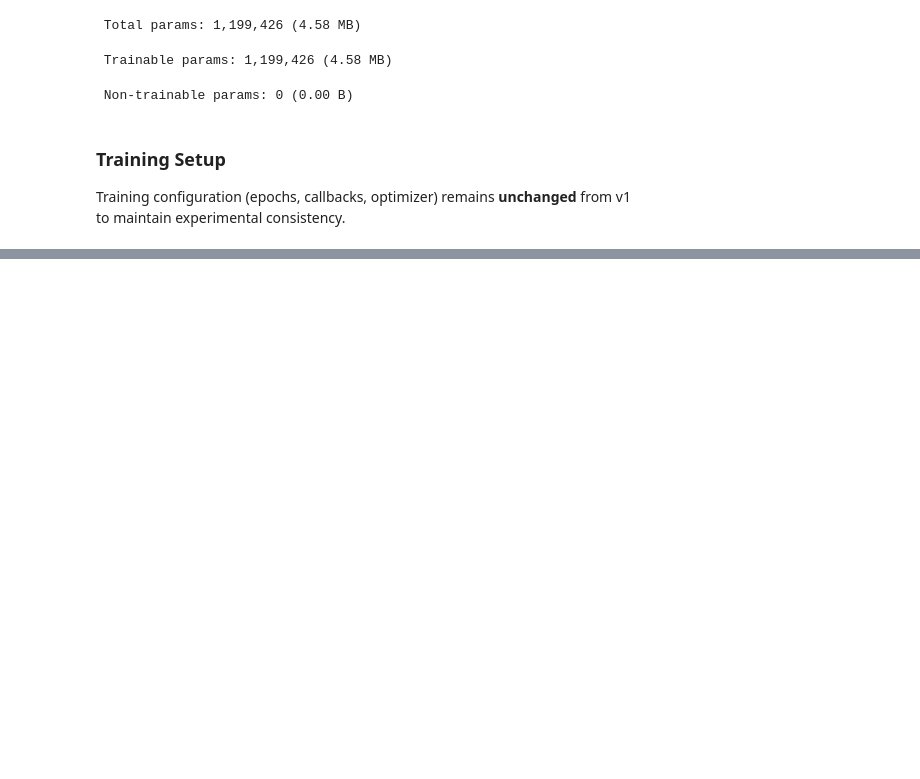
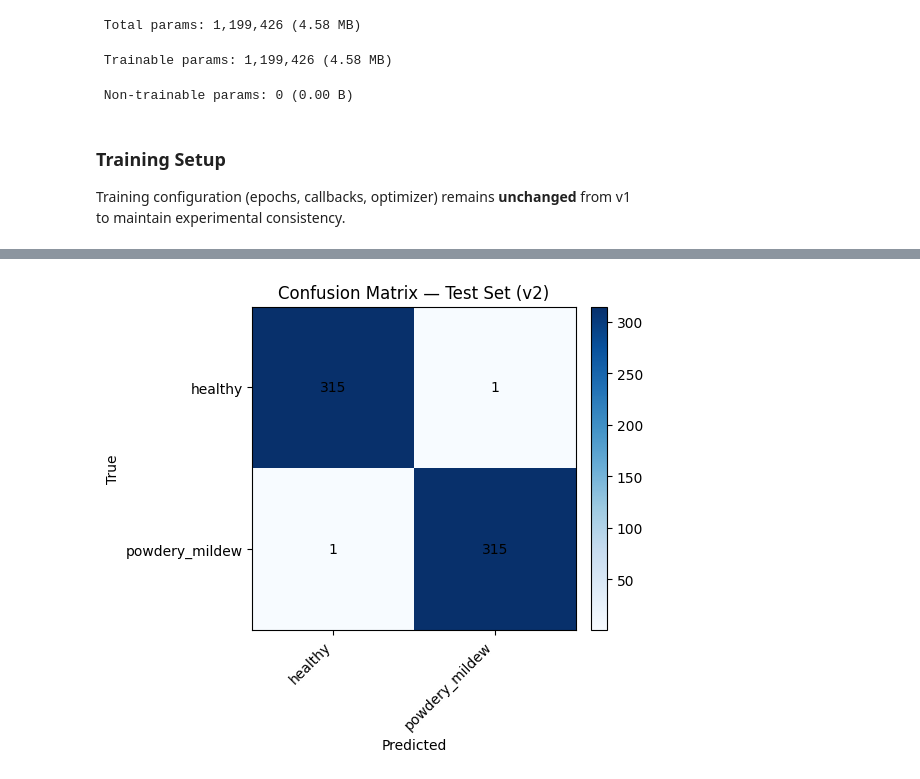
Before and after one commit to ksstrat/milestone-project-5, a Jupyter notebook: jupyter_notebooks/06_hypothesis_h2.ipynb, the cells around one changed output, grey strips where cells are left out. Drawn from its saved outputs; the diff is of its cells as text; code cells hidden in the pictures; blank space fills up the shorter version.

Commit message:
feat: run final test evaluation for CNN v2 (50×50), generate confusion matrix & JSON report, and compare vs v1 for H2 (06_hypothesis_h2)

```diff
--- a/jupyter_notebooks/06_hypothesis_h2.ipynb
+++ b/jupyter_notebooks/06_hypothesis_h2.ipynb
@@ -300,0 +311,90 @@ Saved: C:\Users\ksstr\Documents\Coding\milestone-project-5\plots\v3\training_cur
+# %%
+from sklearn.metrics import confusion_matrix, classification_report
+import matplotlib.pyplot as plt
+import numpy as np
+import json
+
+# --- 1) Evaluate v2 on test set ---
+test_loss_v2, test_acc_v2 = model_v2.evaluate(test_ds, verbose=0)
+print(f"[v2] Test metrics → accuracy: {test_acc_v2:.4f} | loss: {test_loss_v2:.4f}")
+
+# --- 2) Predictions for confusion matrix ---
+y_true, y_pred = [], []
+for xb, yb in test_ds:
+    probs = model_v2.predict(xb, verbose=0)
+    y_true.extend(yb.numpy().tolist())
+    y_pred.extend(np.argmax(probs, axis=1).tolist())
+
+y_true = np.array(y_true)
+y_pred = np.array(y_pred)
+
+# --- 3) Confusion matrix plot (v2) ---
+PLOTS_V4_DIR = PLOTS_DIR.parent / "v4"
+PLOTS_V4_DIR.mkdir(parents=True, exist_ok=True)
+
+labels_sorted = sorted(df_train["label"].unique().tolist())
+cm = confusion_matrix(y_true, y_pred)
+
+fig, ax = plt.subplots(figsize=(4.8, 4.2))
+im = ax.imshow(cm, cmap="Blues")
+ax.set_title("Confusion Matrix — Test Set (v2)")
+ax.set_xlabel("Predicted")
+ax.set_ylabel("True")
+ax.set_xticks(range(len(labels_sorted)))
+ax.set_xticklabels(labels_sorted, rotation=45, ha="right")
+ax.set_yticks(range(len(labels_sorted)))
+ax.set_yticklabels(labels_sorted)
+
+for (i, j), v in np.ndenumerate(cm):
+    ax.text(j, i, str(v), ha="center", va="center")
+
+fig.colorbar(im, ax=ax, fraction=0.046, pad=0.04)
+
+cm_path_v2 = PLOTS_V4_DIR / "confusion_matrix_test_v2.png"
+fig.savefig(cm_path_v2, bbox_inches="tight", dpi=150)
+plt.show()
+plt.close(fig)
+print("Saved:", cm_path_v2.resolve())
+
+# --- 4) Classification report (v2) ---
+rep_dir_v2 = ARTIFACTS_DIR / "v2" / "reports"
+rep_dir_v2.mkdir(parents=True, exist_ok=True)
+
+report_v2 = classification_report(y_true, y_pred, target_names=labels_sorted, digits=4)
+print(report_v2)
+
+with open(rep_dir_v2 / "classification_report_test_v2.txt", "w", encoding="utf-8") as f:
+    f.write(f"[v2] Test accuracy: {test_acc_v2:.4f}\n[v2] Test loss: {test_loss_v2:.4f}\n\n")
+    f.write(report_v2)
+
+# --- 5) Save evaluation summary (v2) ---
+eval_json_v2 = {
+    "model_version": "v2",
+    "input_size": list(IMG_SIZE),
+    "test_accuracy": float(test_acc_v2),
+    "test_loss": float(test_loss_v2),
+    "meets_target": bool(test_acc_v2 >= 0.97),
+    "total_samples": int(len(df_test)),
+}
+
+out_report_v2 = rep_dir_v2 / "evaluation_report.json"
+with open(out_report_v2, "w") as f:
+    json.dump(eval_json_v2, f, indent=2)
+print("Saved evaluation summary:", out_report_v2.resolve())
+
+# --- 6) Compare against v1 (read v1 JSON) ---
+v1_json_path = ARTIFACTS_DIR / "v1" / "reports" / "evaluation_report.json"
+if v1_json_path.exists():
+    with open(v1_json_path, "r") as f:
+        eval_v1 = json.load(f)
+    acc_v1 = float(eval_v1.get("test_accuracy", np.nan))
+    delta = float(test_acc_v2 - acc_v1)
+    trend = "↑ improved" if delta > 0 else ("≈ equal" if abs(delta) < 1e-4 else "↓ decreased")
+    print(f"Comparison vs v1 → v2_acc: {test_acc_v2:.4f} | v1_acc: {acc_v1:.4f} | Δ: {delta:+.4f} ({trend})")
+else:
+    print("v1 evaluation_report.json not found — skipping numeric comparison.")
+
+# --- 7) Meets/Not-meets statement for H2 ---
+meets_h2 = test_acc_v2 >= 0.97
+print(f"H2 target (≥97% test accuracy at 50×50) met? → {meets_h2}")
+# %% [output]
@@ -300,0 +402 @@ Saved: C:\Users\ksstr\Documents\Coding\milestone-project-5\plots\v3\training_cur
+[figure, added]
```
Also changed, not shown: parts of 5 cells of this notebook, 6 other files.
